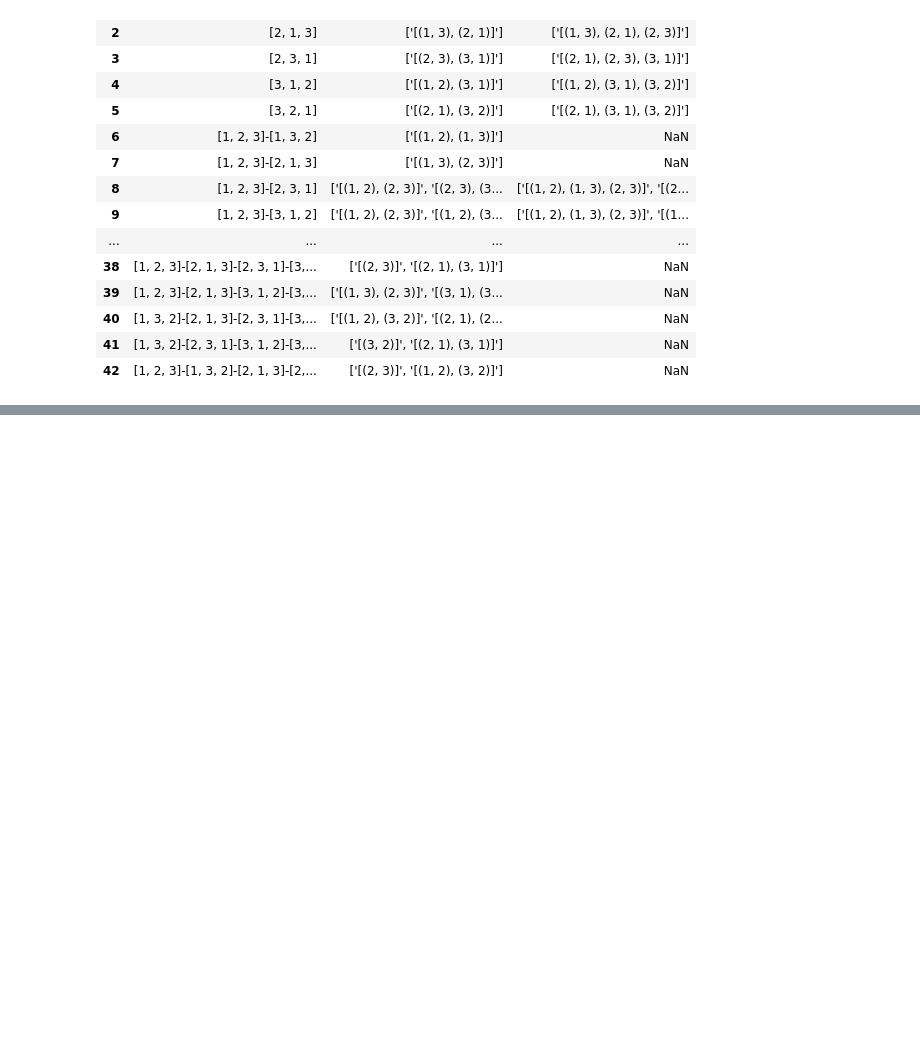
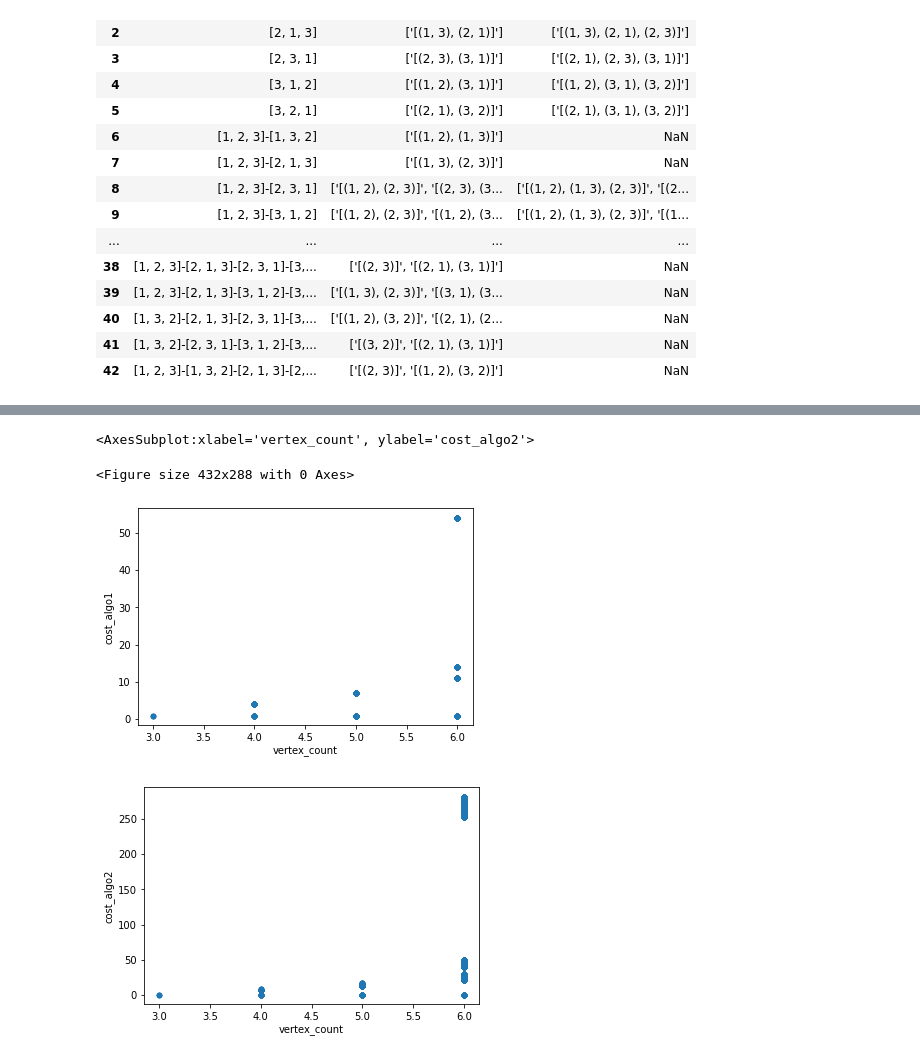
Before and after one commit to cjgsongsong/cs199aclthesis, a Jupyter notebook: analysis.ipynb, the cells around one changed output, grey strips where cells are left out. Saved outputs shown, nothing was run; the diff lists cells and outputs as text; code cells hidden in the pictures; blank space fills up the shorter version.

```diff
--- a/analysis.ipynb
+++ b/analysis.ipynb
@@ -240,0 +296,11 @@ optapprox_joined
+# %%
+cost = trees[['input_size', 'vertex_count', 'cost_algo1', 'cost_algo2']]
+
+plt.figure()
+cost.plot.scatter(x='vertex_count', y='cost_algo1')
+cost.plot.scatter(x='vertex_count', y='cost_algo2')
+# %% [output]
+<AxesSubplot:xlabel='vertex_count', ylabel='cost_algo2'>
+<Figure size 432x288 with 0 Axes>
+[figure, added]
+[figure, added]
```
Also changed, not shown: parts of 17 cells of this notebook, 11 other files.
